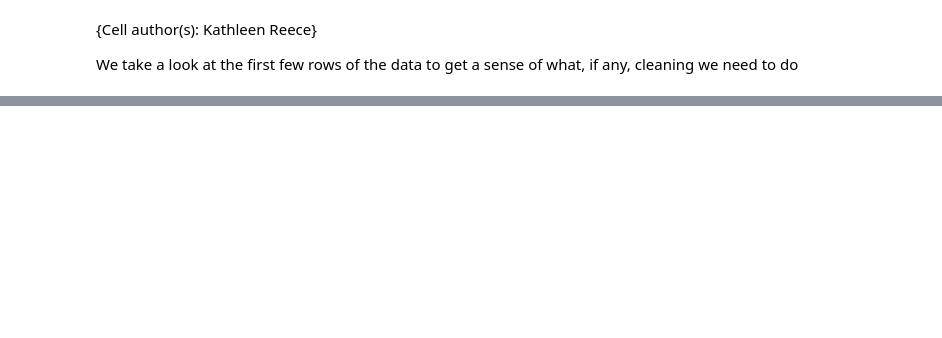
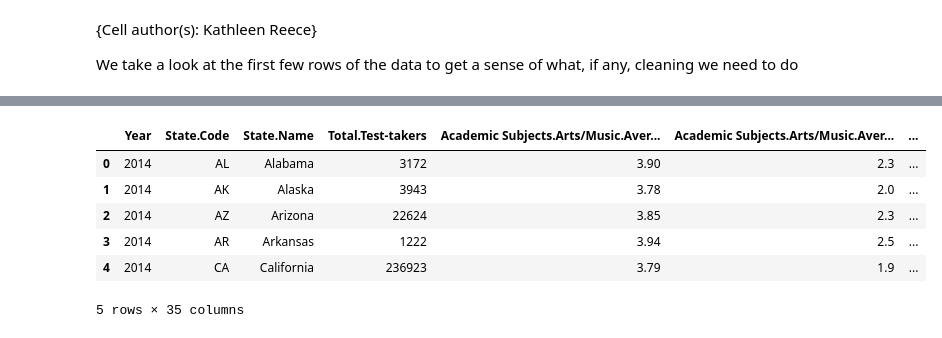
Before and after one commit to Cheyenne232025S/CMDA-3654-Project, a Jupyter notebook: notebooks/Project2.ipynb, the cells around one changed output, grey strips where cells are left out. Saved outputs shown, nothing was run; the diff lists cells and outputs as text; code cells hidden in the pictures; blank space fills up the shorter version.

```diff
--- a/notebooks/Project2.ipynb
+++ b/notebooks/Project2.ipynb
@@ -212,0 +161,13 @@ plt.show()
+# %%
+state_avg["Avg_Student_Teacher_Ratio"] = state_avg["Avg_Students"]/state_avg["Avg_Teachers"]
+state_avg = state_avg.rename(columns ={"STATE": "State.Code"})
+combined_sat_2014 = pandas.merge(sat_data_2014, state_avg, how = "inner", on = "State.Code")
+combined_sat_2014.head()
+# %% [output]
+|  | Year | State.Code | State.Name | Total.Test-takers | Academic Subjects.Arts/Music.Aver... | Academic Subjects.Arts/Music.Aver... | ... |
+| 0 | 2014 | AL | Alabama | 3172 | 3.90 | 2.3 | ... |
+| 1 | 2014 | AK | Alaska | 3943 | 3.78 | 2.0 | ... |
+| 2 | 2014 | AZ | Arizona | 22624 | 3.85 | 2.3 | ... |
+| 3 | 2014 | AR | Arkansas | 1222 | 3.94 | 2.5 | ... |
+| 4 | 2014 | CA | California | 236923 | 3.79 | 1.9 | ... |
+5 rows × 35 columns
```
Also changed, not shown: parts of 25 cells of this notebook, 1 other file.
